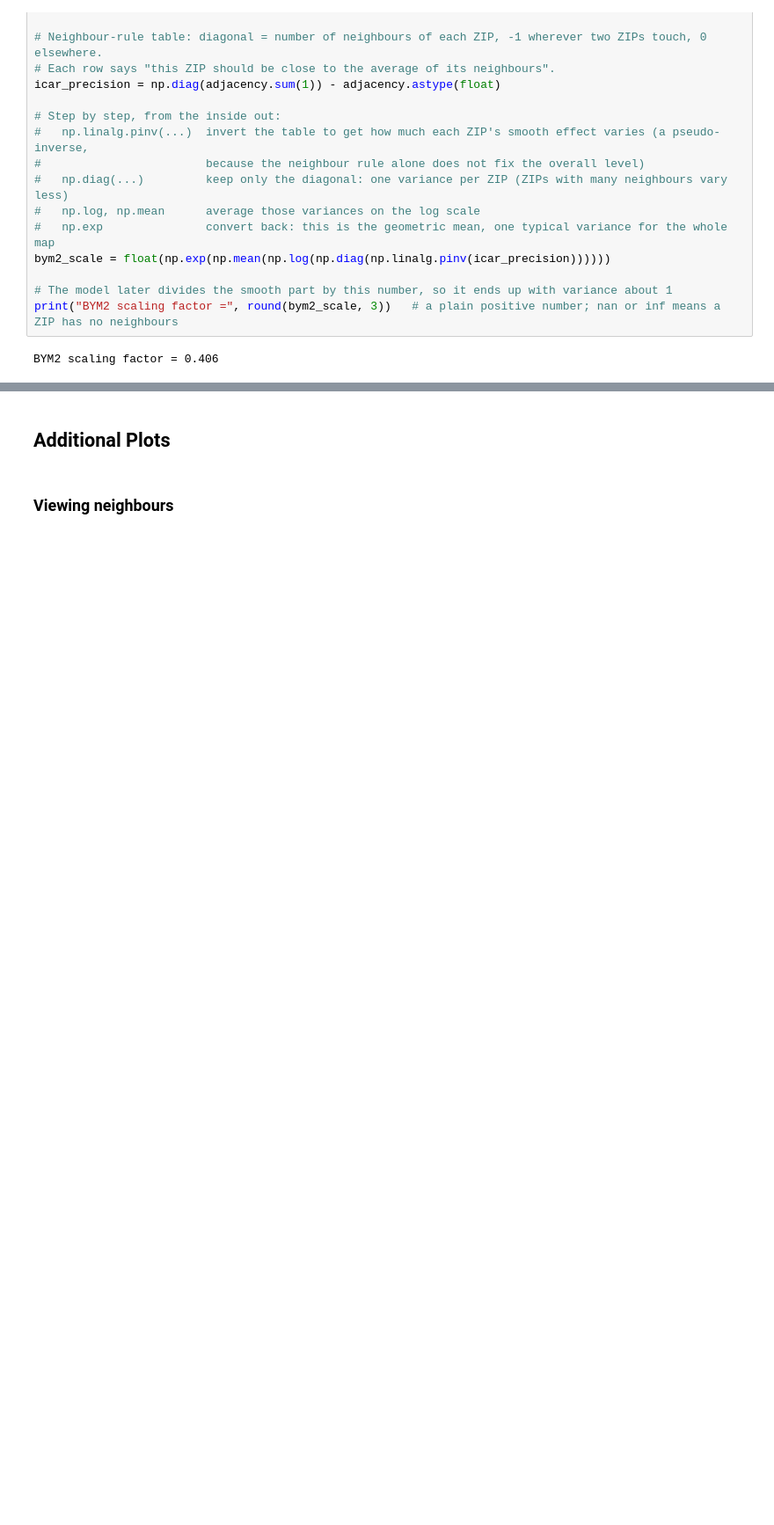
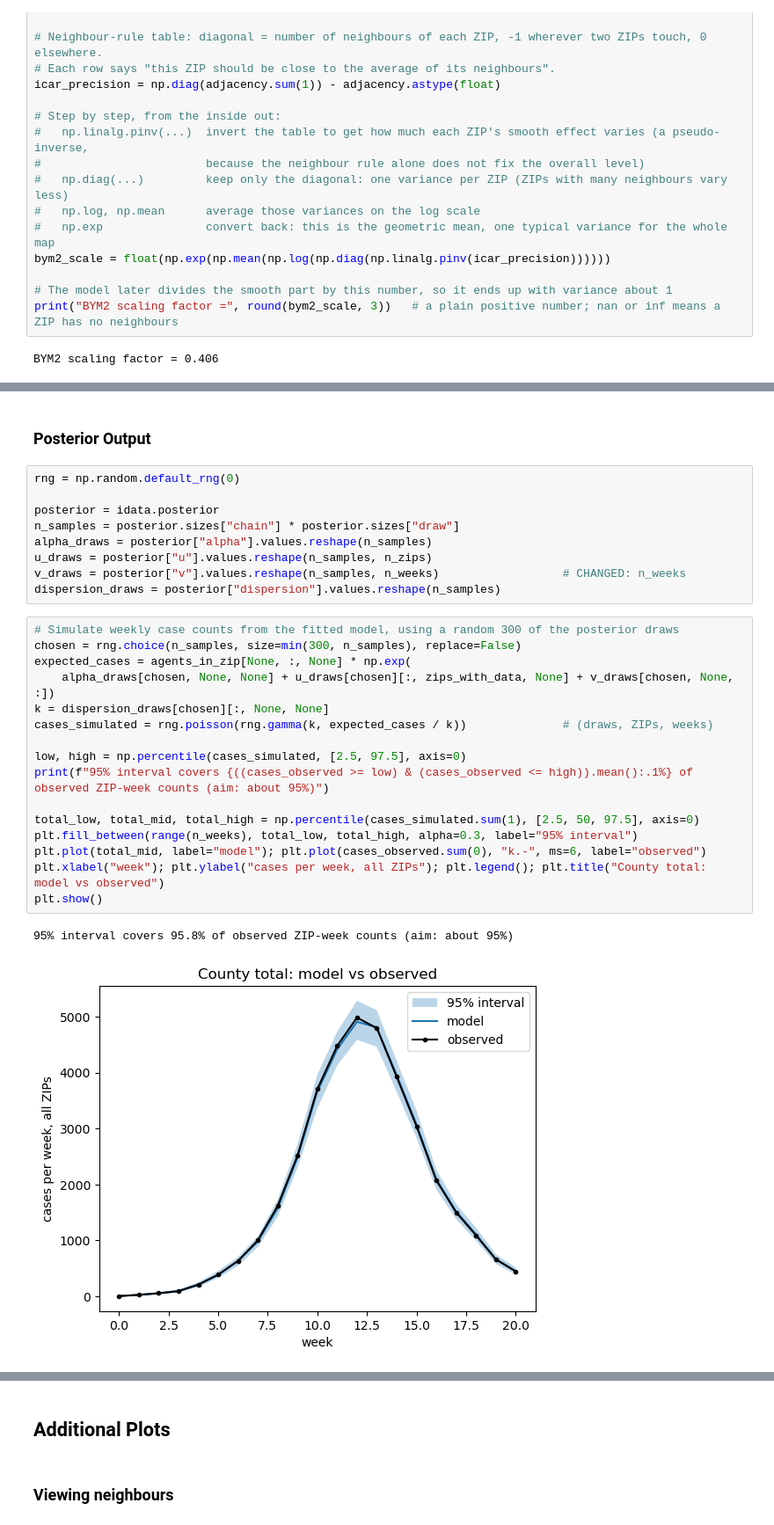
Before and after one commit to andersen-lab/covasim4wastewater, a Jupyter notebook: spatial_modeling/Bayesian_spatiotemporal_model_testing/1_Explore_spatial_data_SD.ipynb, the cells around one changed output, grey strips where cells are left out. Shown at 88% size. Drawn from its saved outputs; the diff is of its cells as text; blank space fills up the shorter version.

```diff
--- a/spatial_modeling/Bayesian_spatiotemporal_model_testing/1_Explore_spatial_data_SD.ipynb
+++ b/spatial_modeling/Bayesian_spatiotemporal_model_testing/1_Explore_spatial_data_SD.ipynb
@@ -680,0 +912,30 @@ print("divergences:", int(idata.sample_stats["diverging"].sum()))
+# %% [markdown]
+### Posterior Output
+# %%
+rng = np.random.default_rng(0)
+
+posterior = idata.posterior
+n_samples = posterior.sizes["chain"] * posterior.sizes["draw"]
+alpha_draws = posterior["alpha"].values.reshape(n_samples)
+u_draws = posterior["u"].values.reshape(n_samples, n_zips)
+v_draws = posterior["v"].values.reshape(n_samples, n_weeks)                  # CHANGED: n_weeks
+dispersion_draws = posterior["dispersion"].values.reshape(n_samples)
+# %%
+# Simulate weekly case counts from the fitted model, using a random 300 of the posterior draws
+chosen = rng.choice(n_samples, size=min(300, n_samples), replace=False)
+expected_cases = agents_in_zip[None, :, None] * np.exp(
+    alpha_draws[chosen, None, None] + u_draws[chosen][:, zips_with_data, None] + v_draws[chosen, None, :])
+k = dispersion_draws[chosen][:, None, None]
+cases_simulated = rng.poisson(rng.gamma(k, expected_cases / k))              # (draws, ZIPs, weeks)
+
+low, high = np.percentile(cases_simulated, [2.5, 97.5], axis=0)
+print(f"95% interval covers {((cases_observed >= low) & (cases_observed <= high)).mean():.1%} of observed ZIP-week counts (aim: about 95%)")
+
+total_low, total_mid, total_high = np.percentile(cases_simulated.sum(1), [2.5, 50, 97.5], axis=0)
+plt.fill_between(range(n_weeks), total_low, total_high, alpha=0.3, label="95% interval")
+plt.plot(total_mid, label="model"); plt.plot(cases_observed.sum(0), "k.-", ms=6, label="observed")
+plt.xlabel("week"); plt.ylabel("cases per week, all ZIPs"); plt.legend(); plt.title("County total: model vs observed")
+plt.show()
+# %% [output]
+95% interval covers 95.8% of observed ZIP-week counts (aim: about 95%)
+[figure, added]
```
Also changed, not shown: parts of 28 cells of this notebook.
